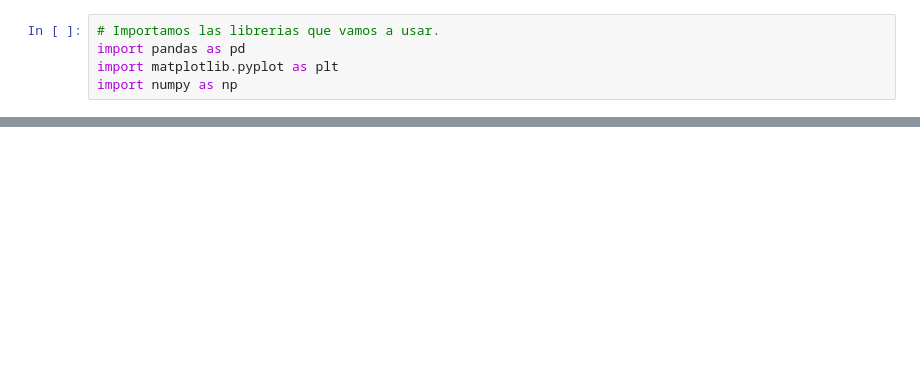
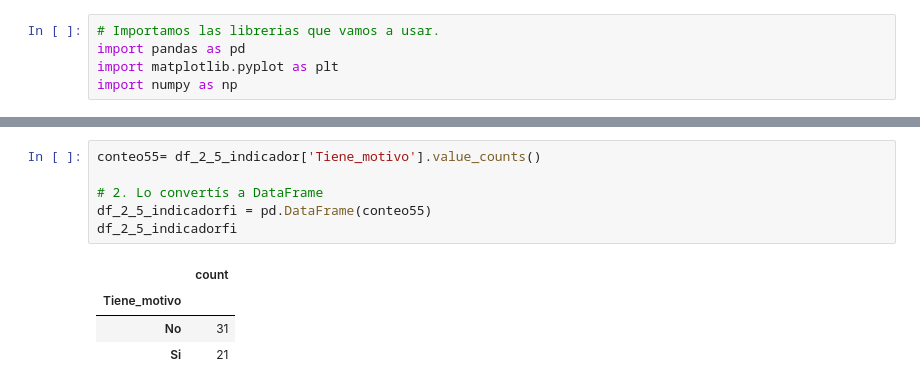
Before and after one commit to TruelseHer/Tpe-Probabilidad-y-Estadistica, a Jupyter notebook: generador_graficos 2_5.ipynb, the cells around one changed output, grey strips where cells are left out. Drawn from its saved outputs; the diff is of its cells as text; blank space fills up the shorter version.

```diff
--- a/generador_graficos 2_5.ipynb
+++ b/generador_graficos 2_5.ipynb
@@ -188,0 +70,11 @@ plt.show()
+# %%
+conteo55= df_2_5_indicador['Tiene_motivo'].value_counts()
+
+# 2. Lo convertís a DataFrame
+df_2_5_indicadorfi = pd.DataFrame(conteo55)
+df_2_5_indicadorfi
+# %% [output]
+|  | count |
+| Tiene_motivo |  |
+| No | 31 |
+| Si | 21 |
```
Also changed, not shown: parts of 20 cells of this notebook, 1 other file.
